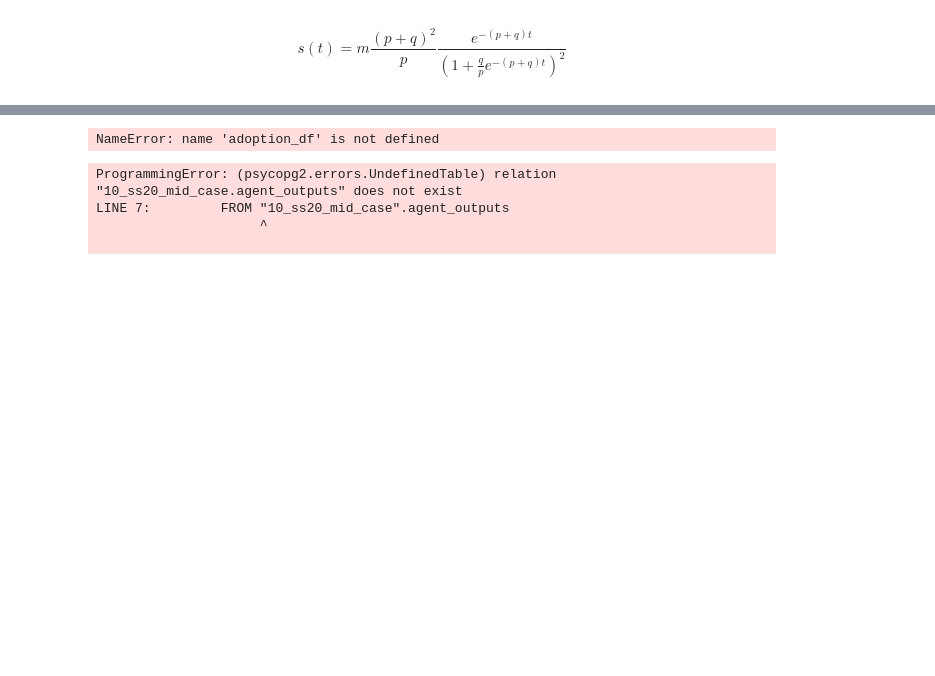
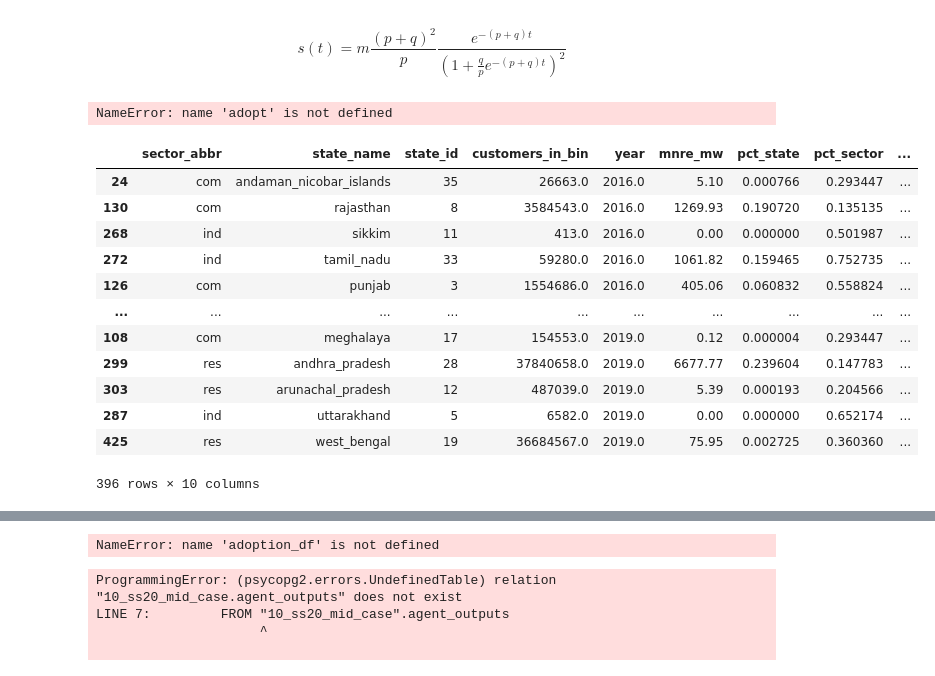
Before and after one commit to jmarinpi/dgen_globetrotter, a Jupyter notebook: india/india_bass_estimation.ipynb, the cells around one changed output, grey strips where cells are left out. Cells and saved outputs as stored; diff of their text form; code cells hidden in the pictures; blank space fills up the shorter version.

```diff
--- a/india/india_bass_estimation.ipynb
+++ b/india/india_bass_estimation.ipynb
@@ -178 +163,32 @@ adopt = adopt.sort_values('year')
+# %%
+adopt
+# %% [output]
+NameError: name 'adopt' is not defined
+# %%
+# --- Load agents ---
+agents = pd.read_csv(os.path.join('india_base','agent_core_attributes.csv'))
+
+# --- groupby sector/state_name ---
+agents = agents.groupby(['sector_abbr','state_name','state_id'], as_index=False)['customers_in_bin'].sum()
+
+# --- Load adoption ---
+adopt = pd.read_csv(os.path.join('reference_data','clean_pv_installed_all_years.csv'))
+df = agents.merge(adopt, on=['sector_abbr','state_name','state_id'], how='left')
+df = df[~df['year'].isnull()]
+df = df.sort_values('year', ascending=True)
+df
+# %% [output]
+|  | sector_abbr | state_name | state_id | customers_in_bin | year | mnre_mw | pct_state | pct_sector | ... |
+| 24 | com | andaman_nicobar_islands | 35 | 26663.0 | 2016.0 | 5.10 | 0.000766 | 0.293447 | ... |
+| 130 | com | rajasthan | 8 | 3584543.0 | 2016.0 | 1269.93 | 0.190720 | 0.135135 | ... |
+| 268 | ind | sikkim | 11 | 413.0 | 2016.0 | 0.00 | 0.000000 | 0.501987 | ... |
+| 272 | ind | tamil_nadu | 33 | 59280.0 | 2016.0 | 1061.82 | 0.159465 | 0.752735 | ... |
+| 126 | com | punjab | 3 | 1554686.0 | 2016.0 | 405.06 | 0.060832 | 0.558824 | ... |
+| ... | ... | ... | ... | ... | ... | ... | ... | ... | ... |
+| 108 | com | meghalaya | 17 | 154553.0 | 2019.0 | 0.12 | 0.000004 | 0.293447 | ... |
+| 299 | res | andhra_pradesh | 28 | 37840658.0 | 2019.0 | 6677.77 | 0.239604 | 0.147783 | ... |
+| 303 | res | arunachal_pradesh | 12 | 487039.0 | 2019.0 | 5.39 | 0.000193 | 0.204566 | ... |
+| 287 | ind | uttarakhand | 5 | 6582.0 | 2019.0 | 0.00 | 0.000000 | 0.652174 | ... |
+| 425 | res | west_bengal | 19 | 36684567.0 | 2019.0 | 75.95 | 0.002725 | 0.360360 | ... |
+396 rows × 10 columns
 # %%
```
Also changed, not shown: parts of 6 cells of this notebook, 18 other files.
